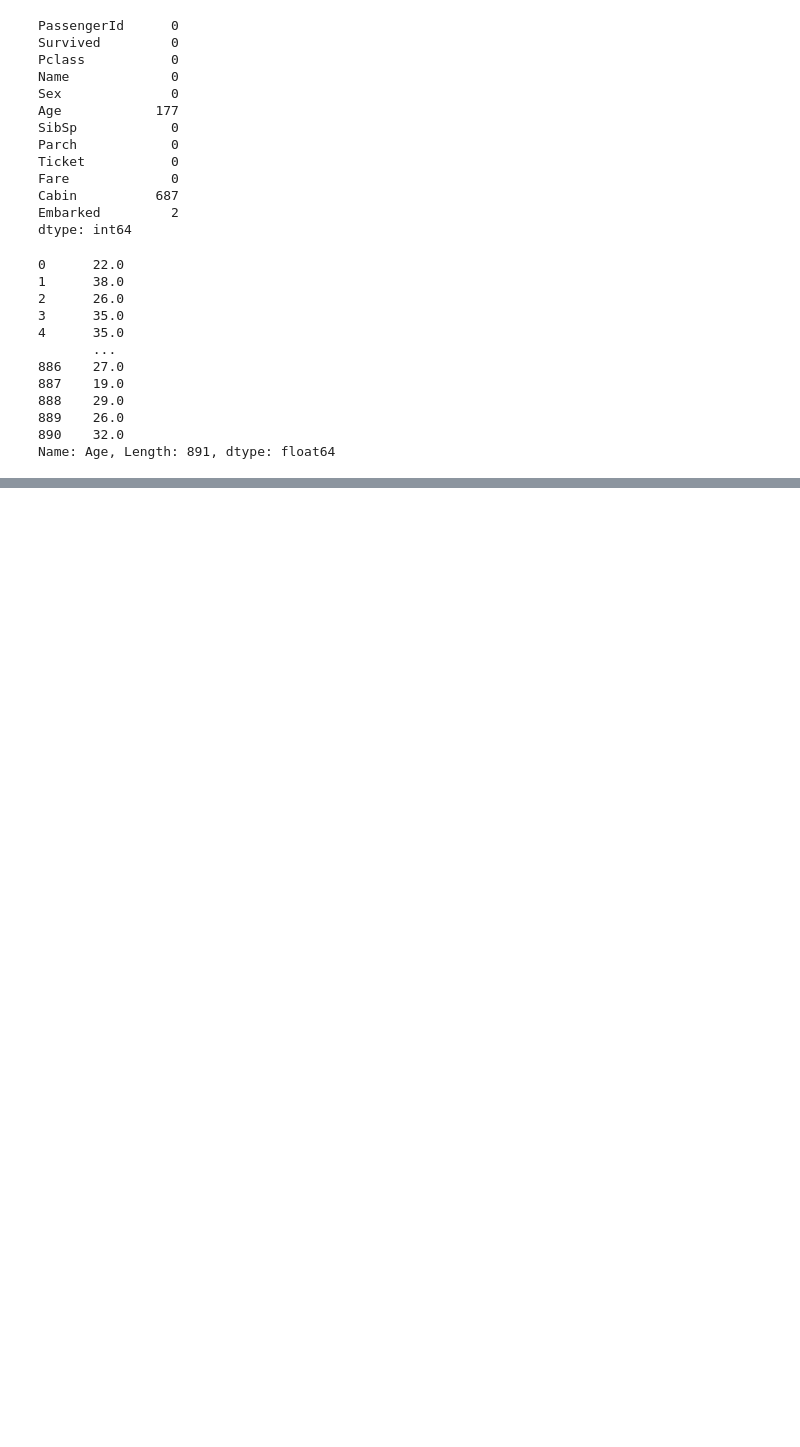
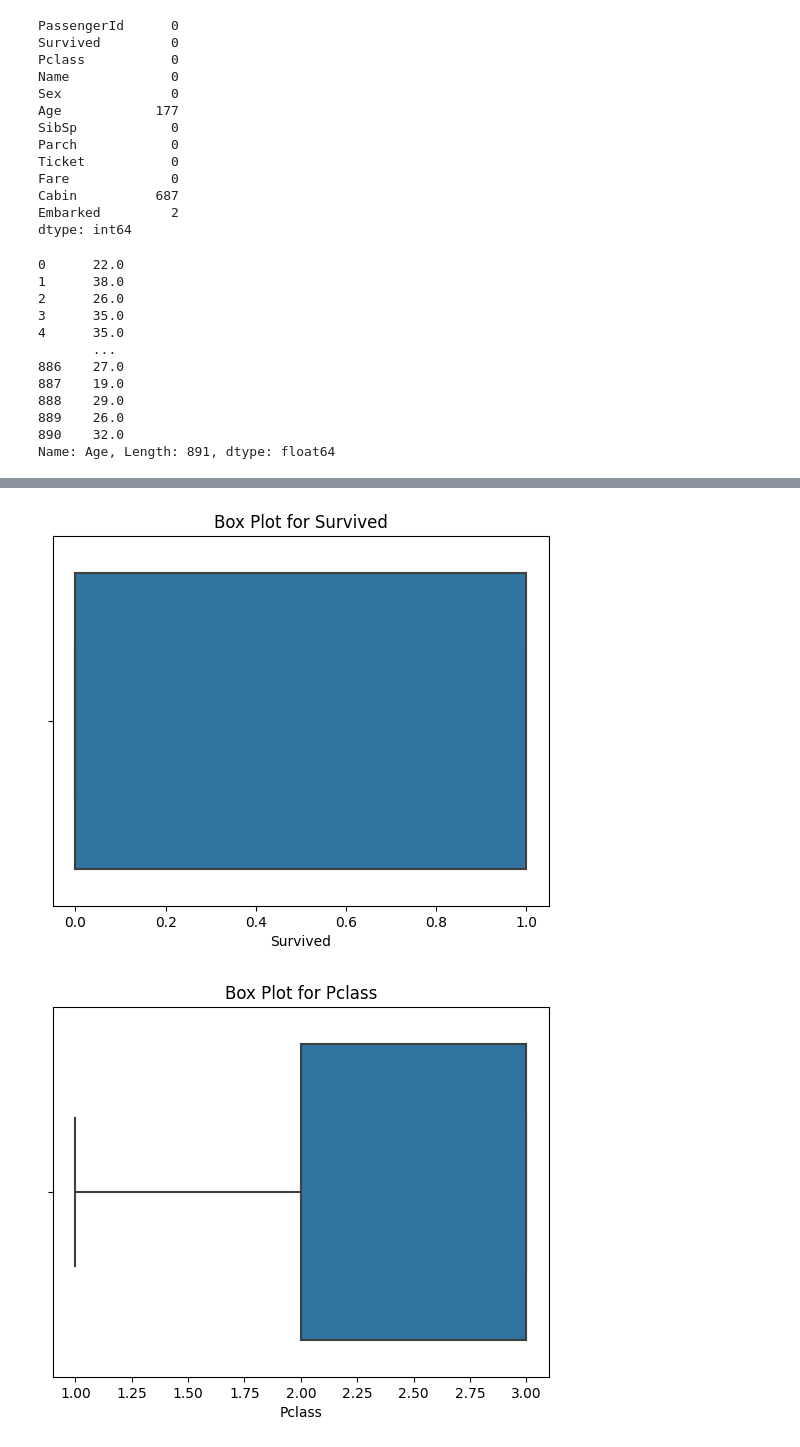
Before and after one commit to minhtri1610/pracitce_ML, a Jupyter notebook: index2.ipynb, the cells around one changed output, grey strips where cells are left out. Drawn from its saved outputs; the diff is of its cells as text; code cells hidden in the pictures; blank space fills up the shorter version.

```diff
--- a/index2.ipynb
+++ b/index2.ipynb
@@ -160,0 +209,12 @@ Name: Fare, Length: 114, dtype: float64
+# %%
+#sau khi xủ lý outliers
+header = df.columns
+for i in header:
+    if is_numeric_dtype(df[i]):
+        plt.figure()
+        sns.boxplot(x=df[i])
+        plt.title(f'Box Plot for {i}')
+        plt.show()
+# %% [output]
+[figure, added]
+[figure, added]
```
Also changed, not shown: parts of 9 cells of this notebook.
